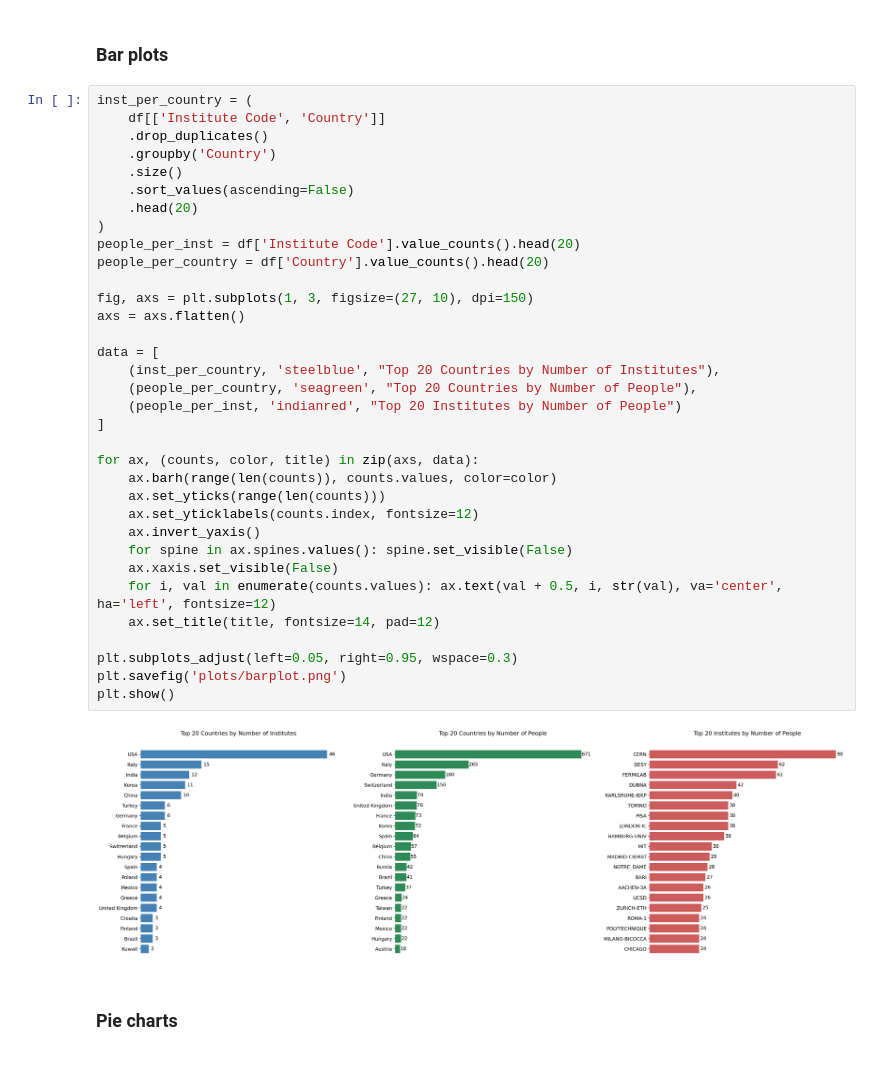
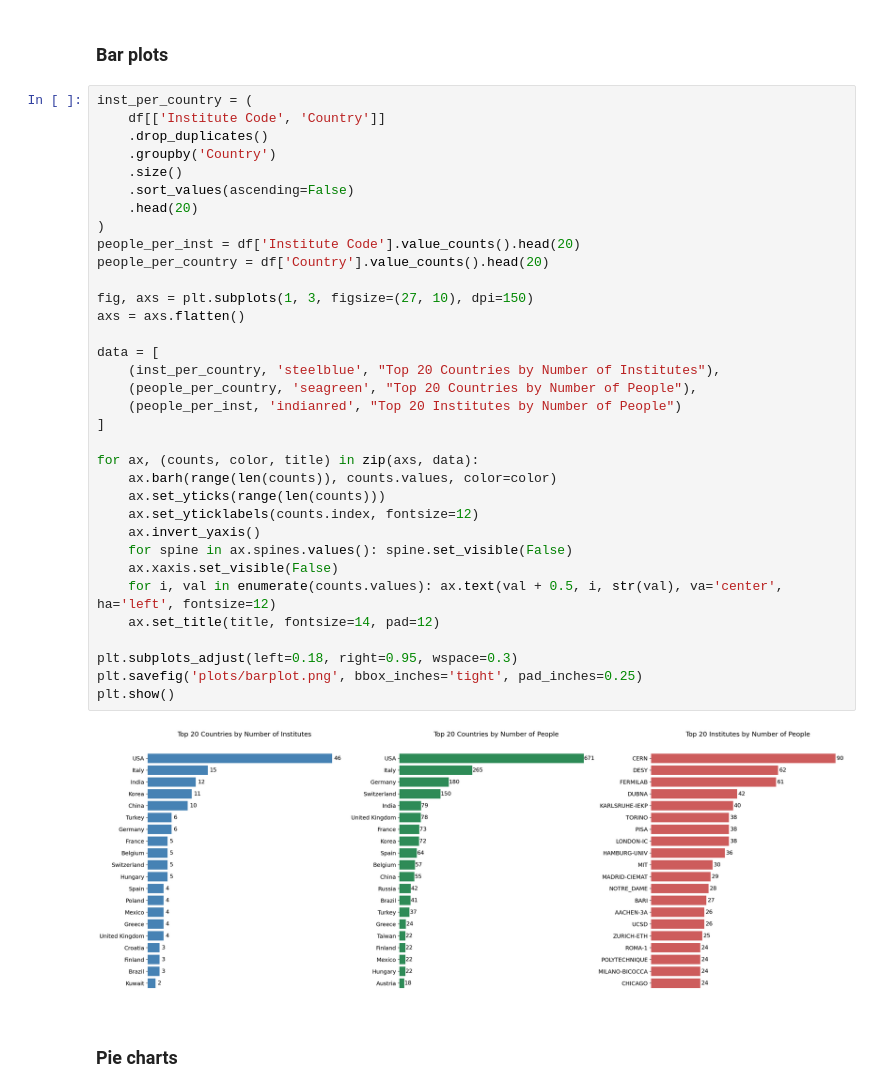
Before and after one commit to phazarik/cms-members-geodata, a Jupyter notebook: analyzeMembers.ipynb, the cells around one changed output. Saved outputs shown, nothing was run; the diff lists cells and outputs as text; blank space fills up the shorter version.

Commit message:
Plot adjustments

```diff
--- a/analyzeMembers.ipynb
+++ b/analyzeMembers.ipynb
@@ -126,36 +127,36 @@ inst_per_country = (
     .drop_duplicates()
     .groupby('Country')
     .size()
     .sort_values(ascending=False)
     .head(20)
 )
 people_per_inst = df['Institute Code'].value_counts().head(20)
 people_per_country = df['Country'].value_counts().head(20)
 
 fig, axs = plt.subplots(1, 3, figsize=(27, 10), dpi=150)
 axs = axs.flatten()
 
 data = [
     (inst_per_country, 'steelblue', "Top 20 Countries by Number of Institutes"),
     (people_per_country, 'seagreen', "Top 20 Countries by Number of People"),
     (people_per_inst, 'indianred', "Top 20 Institutes by Number of People")
 ]
 
 for ax, (counts, color, title) in zip(axs, data):
     ax.barh(range(len(counts)), counts.values, color=color)
     ax.set_yticks(range(len(counts)))
     ax.set_yticklabels(counts.index, fontsize=12)
     ax.invert_yaxis()
     for spine in ax.spines.values(): spine.set_visible(False)
     ax.xaxis.set_visible(False)
     for i, val in enumerate(counts.values): ax.text(val + 0.5, i, str(val), va='center', ha='left', fontsize=12)
     ax.set_title(title, fontsize=14, pad=12)
 
-plt.subplots_adjust(left=0.05, right=0.95, wspace=0.3)
-plt.savefig('plots/barplot.png')
+plt.subplots_adjust(left=0.18, right=0.95, wspace=0.3)
+plt.savefig('plots/barplot.png', bbox_inches='tight', pad_inches=0.25)
 plt.show()
 # %% [output]
-[figure, old version]
+[figure, new version]
 # %% [markdown]
 ### Pie charts
 # %%
```
Also changed, not shown: parts of 7 cells of this notebook, 8 other files.
